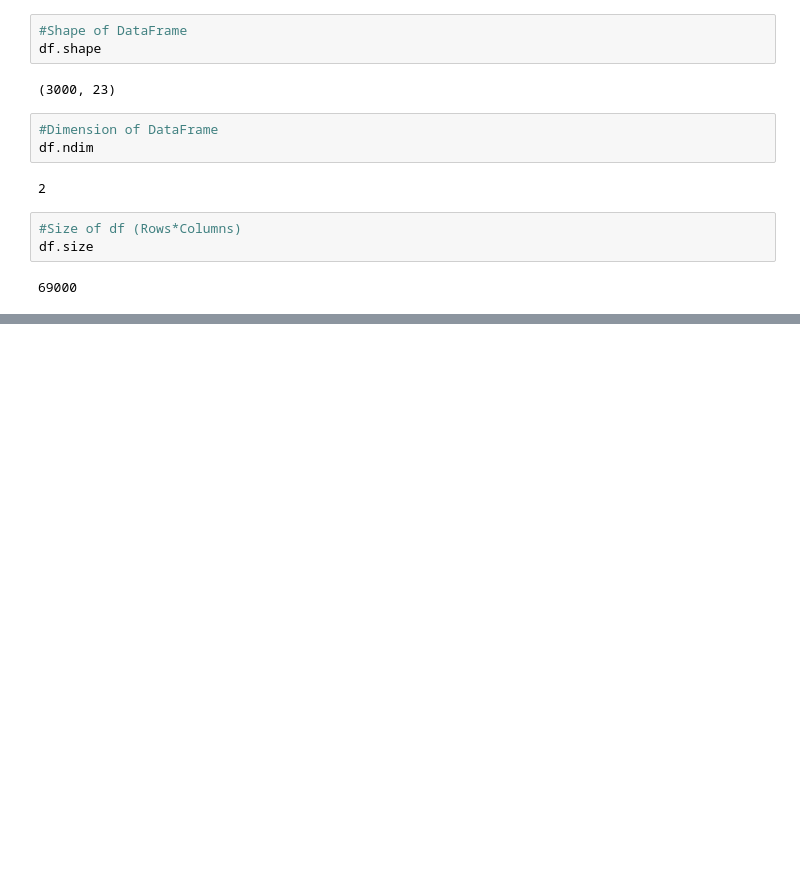
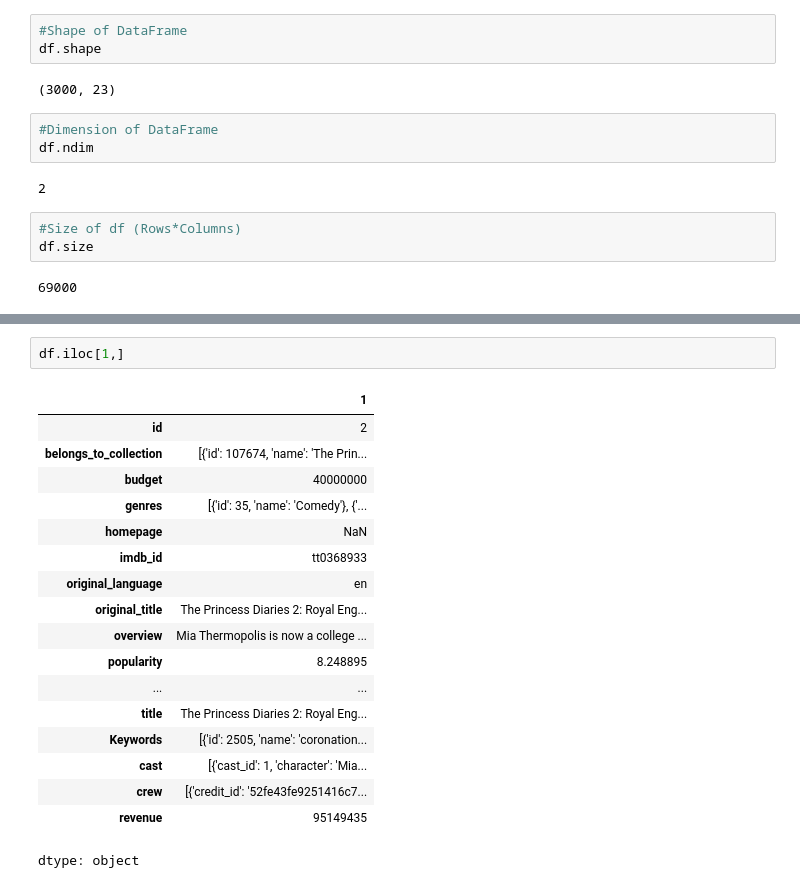
Before and after one commit to Rohan-Todkar-2003/pandas-notes, a Jupyter notebook: Pandas_operation.ipynb, the cells around one changed output, grey strips where cells are left out. Drawn from its saved outputs; the diff is of its cells as text; blank space fills up the shorter version.

```diff
--- a/Pandas_operation.ipynb
+++ b/Pandas_operation.ipynb
@@ -137,0 +167,21 @@ df.size
+# %%
+df.iloc[1,]
+# %% [output]
+|  | 1 |
+| id | 2 |
+| belongs_to_collection | [{'id': 107674, 'name': 'The Prin... |
+| budget | 40000000 |
+| genres | [{'id': 35, 'name': 'Comedy'}, {'... |
+| homepage | NaN |
+| imdb_id | tt0368933 |
+| original_language | en |
+| original_title | The Princess Diaries 2: Royal Eng... |
+| overview | Mia Thermopolis is now a college ... |
+| popularity | 8.248895 |
+| ... | ... |
+| title | The Princess Diaries 2: Royal Eng... |
+| Keywords | [{'id': 2505, 'name': 'coronation... |
+| cast | [{'cast_id': 1, 'character': 'Mia... |
+| crew | [{'credit_id': '52fe43fe9251416c7... |
+| revenue | 95149435 |
+dtype: object
```
Also changed, not shown: parts of 16 cells of this notebook.
